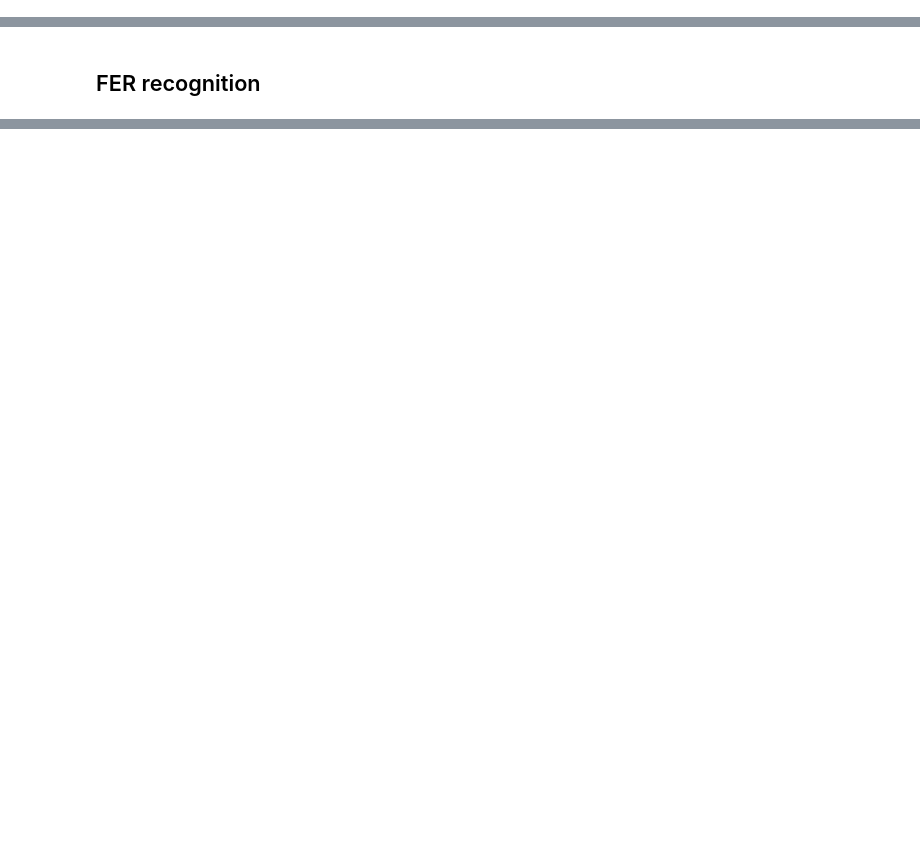
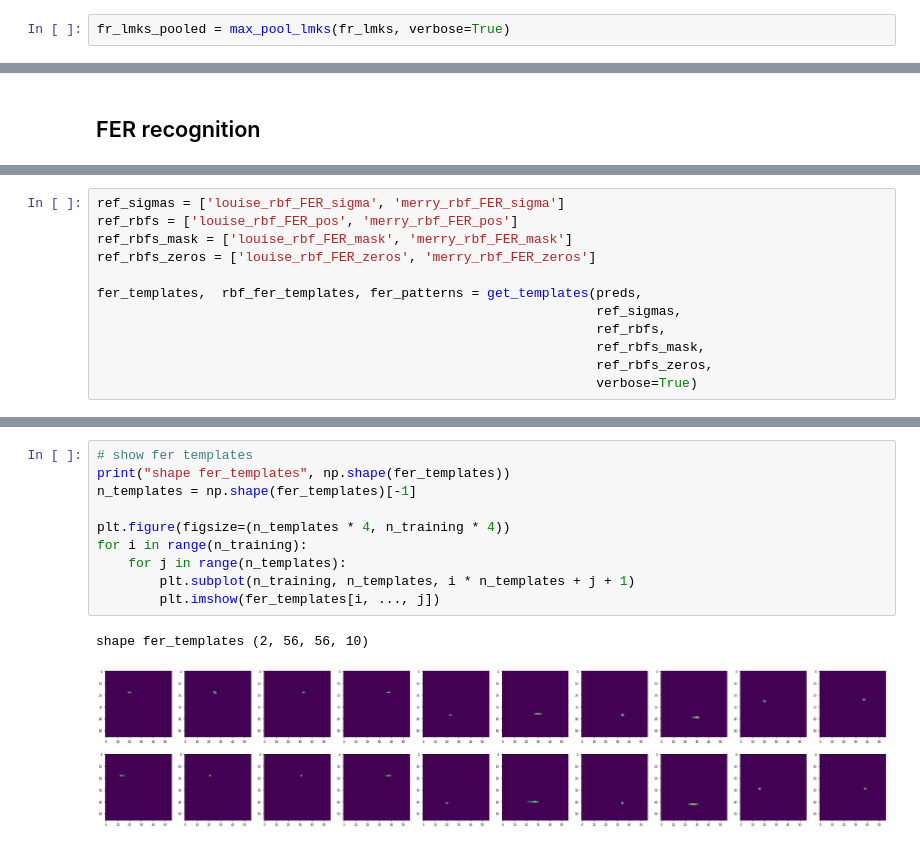
Before and after one commit to michaelStettler/BVS, a Jupyter notebook: projects/facial_shape_expression_recognition_transfer/06_FER_transfer_on_FERG.ipynb, the cells around one changed output, grey strips where cells are left out. Cells and saved outputs as stored; diff of their text form; blank space fills up the shorter version.

```diff
--- a/projects/facial_shape_expression_recognition_transfer/06_FER_transfer_on_FERG.ipynb
+++ b/projects/facial_shape_expression_recognition_transfer/06_FER_transfer_on_FERG.ipynb
@@ -285,0 +332,2 @@ def max_pool_activity(activity_dict, dist_threshold=3, sorting='max', verbose=Fa
+# %%
+fr_lmks_pooled = max_pool_lmks(fr_lmks, verbose=True)
@@ -434,0 +459,12 @@ print("[RBF FER] Shape rbf_fr_templates", np.shape(rbf_fr_templates))
+# %%
+ref_sigmas = ['louise_rbf_FER_sigma', 'merry_rbf_FER_sigma']
+ref_rbfs = ['louise_rbf_FER_pos', 'merry_rbf_FER_pos']
+ref_rbfs_mask = ['louise_rbf_FER_mask', 'merry_rbf_FER_mask']
+ref_rbfs_zeros = ['louise_rbf_FER_zeros', 'merry_rbf_FER_zeros']
+
+fer_templates,  rbf_fer_templates, fer_patterns = get_templates(preds,
+                                                                ref_sigmas,
+                                                                ref_rbfs,
+                                                                ref_rbfs_mask,
+                                                                ref_rbfs_zeros,
+                                                                verbose=True)
@@ -434,0 +484,13 @@ print("[RBF FER] Shape rbf_fr_templates", np.shape(rbf_fr_templates))
+# %%
+# show fer templates
+print("shape fer_templates", np.shape(fer_templates))
+n_templates = np.shape(fer_templates)[-1]
+
+plt.figure(figsize=(n_templates * 4, n_training * 4))
+for i in range(n_training):
+    for j in range(n_templates):
+        plt.subplot(n_training, n_templates, i * n_templates + j + 1)
+        plt.imshow(fer_templates[i, ..., j])
+# %% [output]
+shape fer_templates (2, 56, 56, 10)
+[figure, added]
```
Also changed, not shown: parts of 30 cells of this notebook, 3 other files.
